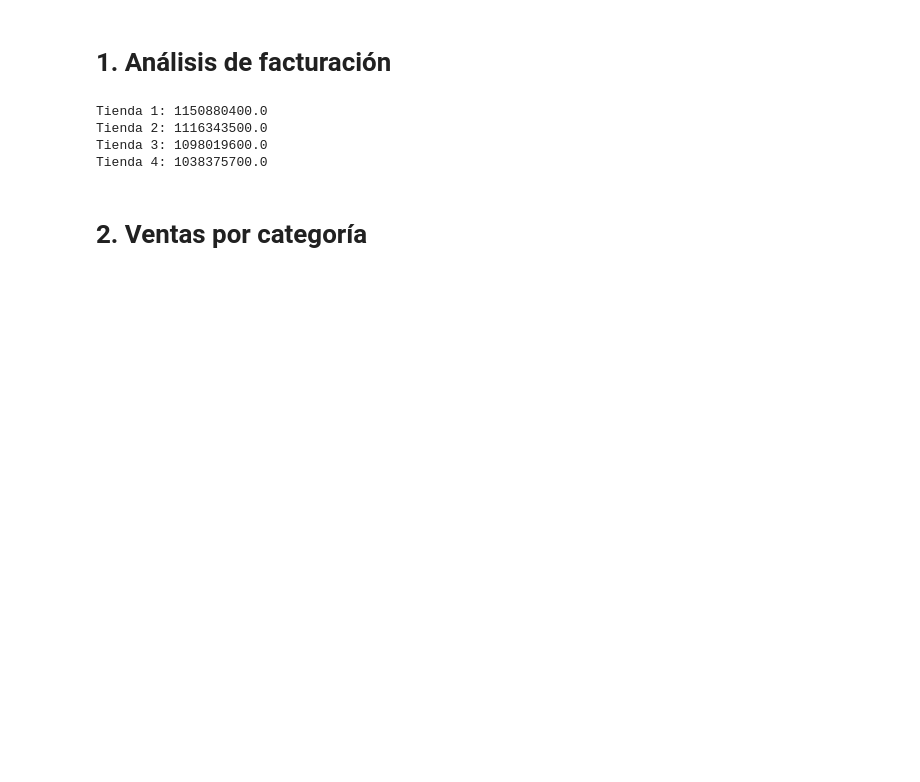
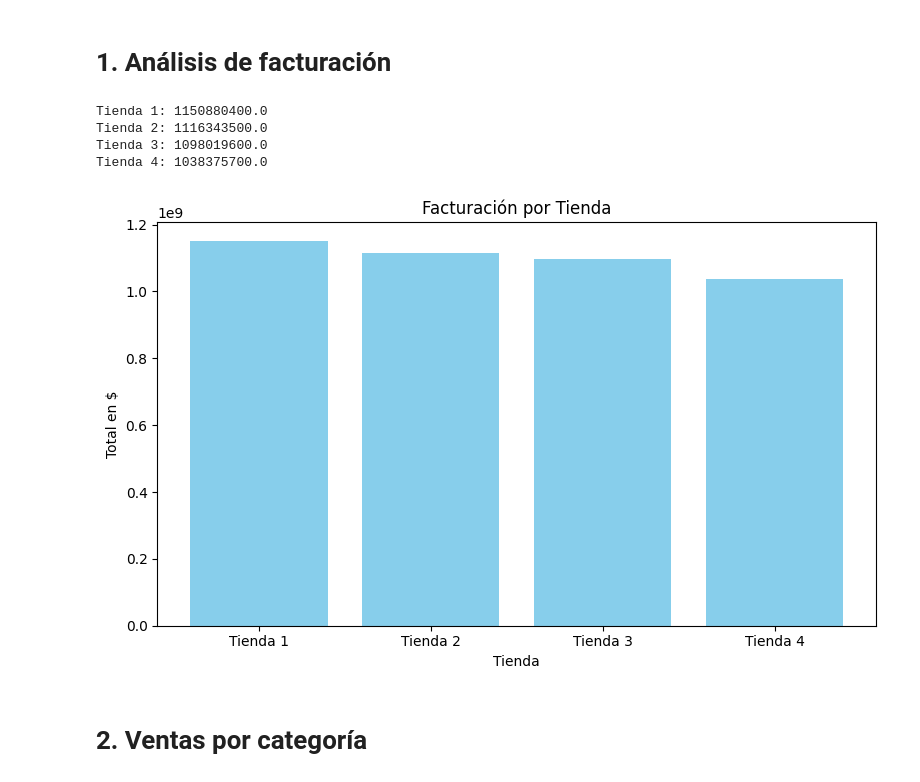
Before and after one commit to GustavoRoss20/AluraStoreChallenge_DataScience1, a Jupyter notebook: AluraStoreLatam.ipynb, the cells around one changed output. Saved outputs shown, nothing was run; the diff lists cells and outputs as text; code cells hidden in the pictures; blank space fills up the shorter version.

```diff
--- a/AluraStoreLatam.ipynb
+++ b/AluraStoreLatam.ipynb
@@ -39,6 +39,20 @@ Tienda 1: 1150880400.0
 Tienda 2: 1116343500.0
 Tienda 3: 1098019600.0
 Tienda 4: 1038375700.0
+# %%
+# Gráfico de barras: Facturación por tienda
+facturacion = [totalTienda1, totalTienda2, totalTienda3, totalTienda4]
+tiendas = ["Tienda 1", "Tienda 2", "Tienda 3", "Tienda 4"]
+
+plt.figure(figsize=(8, 5))
+plt.bar(tiendas, facturacion, color="skyblue")
+plt.title("Facturación por Tienda")
+plt.ylabel("Total en $")
+plt.xlabel("Tienda")
+plt.tight_layout()
+plt.show()
+# %% [output]
+[figure, added]
 # %% [markdown]
 # 2. Ventas por categoría
 # %%
```
Also changed, not shown: parts of 2 cells of this notebook.
